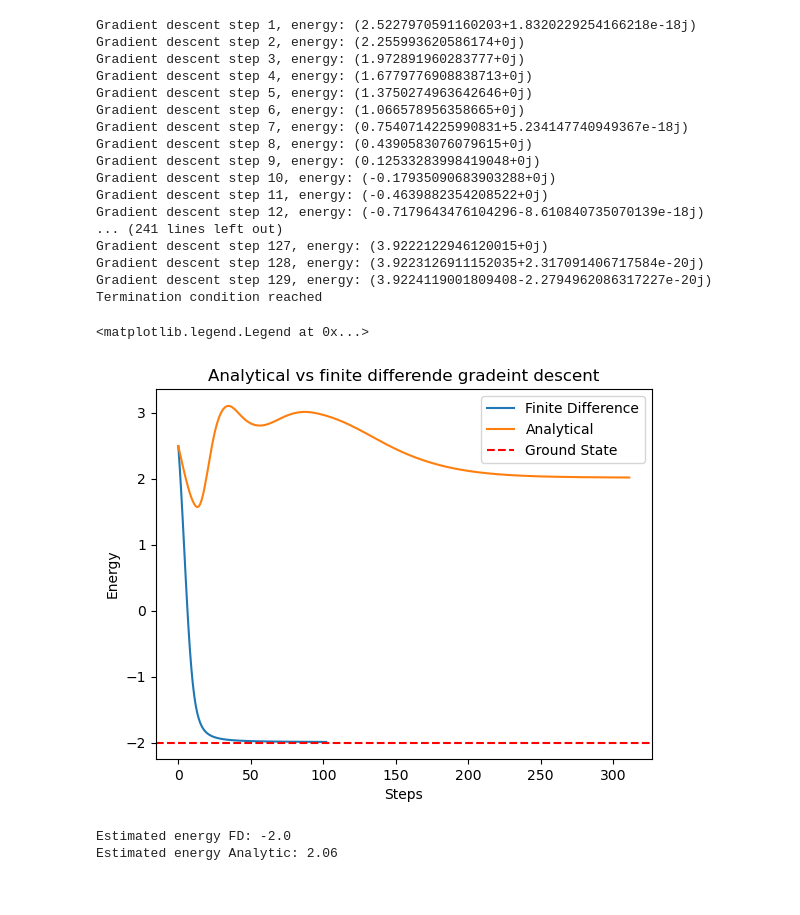
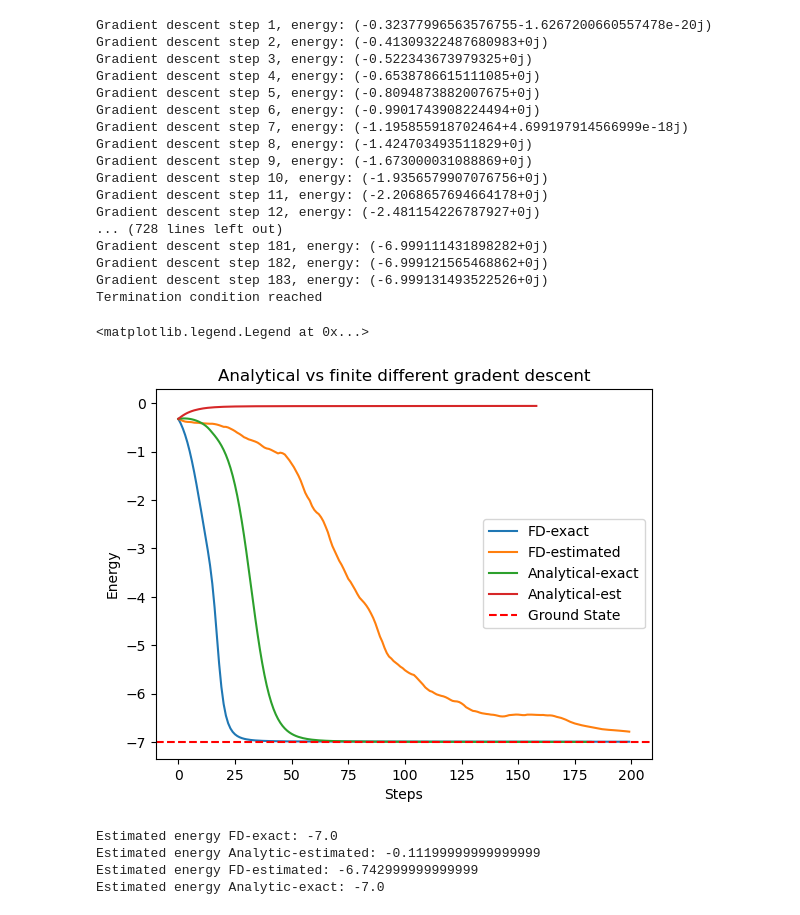
Before and after one commit to Overskott/Neural-quantum-states-from-a-computational-perspective, a Jupyter notebook: notebooks/Gradient comparison.ipynb, the cells around one changed output. Cells and saved outputs as stored; diff of their text form; code cells hidden in the pictures.

```diff
--- a/notebooks/Gradient comparison.ipynb
+++ b/notebooks/Gradient comparison.ipynb
@@ -20,25 +20,25 @@ from config_parser import get_config_file
 import matplotlib.pyplot as plt
 %matplotlib inline
 # %%
-parameters = get_config_file()['parameters']
-visible_layer_size = parameters['visible_size']  # Number of qubits
-hidden_layer_size = parameters['hidden_size']  # Number of hidden nodes
+visible_layer_size = 2
+hidden_layer_size = 3
+seed = 44  # Seed for random number generator
+gradient_steps = 200
 # %%
-seed = 44  # Seed for random number generator
 np.random.seed(seed)
 
 b = utils.random_complex_array(visible_layer_size)  # Visible layer bias
 c = utils.random_complex_array(hidden_layer_size)  # Hidden layer bias
 W = utils.random_complex_matrix(visible_layer_size, hidden_layer_size)  # Visible - hidden weights
 #H = random_hamiltonian(2**visible_layer_size)  # Hamiltonian
-
-#H =np.array([[-2, 0, 0, 0], [0, 0, 0, 0], [0, 0, 0, 0], [0, 0, 0, 2]])
-H = np.diag([-2, 0, 2, 4])  # Hamiltonian
+H = np.diag([-2, 0, 2, -7])  # Hamiltonian
 # %%
 walker = mcmc.Walker()
 rbm = RBM(visible_bias=b, hidden_bias=c, weights=W)  # Initializing RBM currently with random configuration and parameters
 model_1 = Model(rbm, walker, H)  # Initializing model with RBM and Hamiltonian
 model_2 = copy.deepcopy(model_1)  # Cloning model to have two copies to train on
+model_3 = copy.deepcopy(model_1)
+model_4 = copy.deepcopy(model_1)
 # %%
 print(f"Estimated energy before training: {model_1.estimate_energy()}")
 print(f"Exact energy (target): {min(np.linalg.eigvalsh(H))}")
@@ -48,39 +48,47 @@ Exact energy (target): -2.0
 # %%
 # Training models
-fd_plot_list = model_1.gradient_descent('finite_difference')
-analytic_plot_list = model_2.gradient_descent('analytical')
+fd_plot_exact_list = model_1.gradient_descent(gradient_method='finite_difference', exact_dist=True, n_steps=gradient_steps)
+analytic_plot_est_list = model_2.gradient_descent(gradient_method='analytical', exact_dist=False, n_steps=gradient_steps)
+fd_plot_est_list = model_3.gradient_descent(gradient_method='finite_difference', exact_dist=False, n_steps=gradient_steps)
+analytic_plot_exact_list = model_4.gradient_descent(gradient_method='analytical', exact_dist=True, n_steps=gradient_steps)
 # %% [output]
-Gradient descent step 1, energy: (2.5227970591160203+1.8320229254166218e-18j)
-Gradient descent step 2, energy: (2.255993620586174+0j)
-Gradient descent step 3, energy: (1.972891960283777+0j)
-Gradient descent step 4, energy: (1.6779776908838713+0j)
-Gradient descent step 5, energy: (1.3750274963642646+0j)
-Gradient descent step 6, energy: (1.066578956358665+0j)
-Gradient descent step 7, energy: (0.7540714225990831+5.234147740949367e-18j)
-Gradient descent step 8, energy: (0.4390583076079615+0j)
-Gradient descent step 9, energy: (0.12533283998419048+0j)
-Gradient descent step 10, energy: (-0.17935090683903288+0j)
-Gradient descent step 11, energy: (-0.4639882354208522+0j)
-Gradient descent step 12, energy: (-0.7179643476104296-8.610840735070139e-18j)
-... (241 lines left out)
-Gradient descent step 127, energy: (3.9222122946120015+0j)
-Gradient descent step 128, energy: (3.9223126911152035+2.317091406717584e-20j)
-Gradient descent step 129, energy: (3.9224119001809408-2.2794962086317227e-20j)
+Gradient descent step 1, energy: (-0.32377996563576755-1.6267200660557478e-20j)
+Gradient descent step 2, energy: (-0.41309322487680983+0j)
+Gradient descent step 3, energy: (-0.522343673979325+0j)
+Gradient descent step 4, energy: (-0.6538786615111085+0j)
+Gradient descent step 5, energy: (-0.8094873882007675+0j)
+Gradient descent step 6, energy: (-0.9901743908224494+0j)
+Gradient descent step 7, energy: (-1.195855918702464+4.699197914566999e-18j)
+Gradient descent step 8, energy: (-1.424703493511829+0j)
+Gradient descent step 9, energy: (-1.673000031088869+0j)
+Gradient descent step 10, energy: (-1.9356579907076756+0j)
+Gradient descent step 11, energy: (-2.2068657694664178+0j)
+Gradient descent step 12, energy: (-2.481154226787927+0j)
+... (728 lines left out)
+Gradient descent step 181, energy: (-6.999111431898282+0j)
+Gradient descent step 182, energy: (-6.999121565468862+0j)
+Gradient descent step 183, energy: (-6.999131493522526+0j)
 Termination condition reached
 # %%
-plt.plot(np.real(fd_plot_list), label='Finite Difference')
-plt.plot(np.real(analytic_plot_list), label='Analytical')
+plt.plot(np.real(fd_plot_exact_list), label='FD-exact')
+plt.plot(np.real(fd_plot_est_list), label='FD-estimated')
+plt.plot(np.real(analytic_plot_exact_list), label='Analytical-exact')
+plt.plot(np.real(analytic_plot_est_list), label='Analytical-est')
 plt.axhline(y=min(np.linalg.eigvalsh(H)), color='red', linestyle='--', label='Ground State')
-plt.title('Analytical vs finite differende gradeint descent')
+plt.title('Analytical vs finite different gradent descent')
 plt.xlabel('Steps')
 plt.ylabel('Energy')
 plt.legend()
 # %% [output]
 <matplotlib.legend.Legend at 0x...>
-[figure, old version]
+[figure, new version]
 # %%
-print(f"Estimated energy FD: {model_1.estimate_energy()}")
-print(f"Estimated energy Analytic: {model_2.estimate_energy()}")
+print(f"Estimated energy FD-exact: {model_1.estimate_energy()}")
+print(f"Estimated energy Analytic-estimated: {model_2.estimate_energy()}")
+print(f"Estimated energy FD-estimated: {model_3.estimate_energy()}")
+print(f"Estimated energy Analytic-exact: {model_4.estimate_energy()}")
 # %% [output]
-Estimated energy FD: -2.0
-Estimated energy Analytic: 2.06
+Estimated energy FD-exact: -7.0
+Estimated energy Analytic-estimated: -0.11199999999999999
+Estimated energy FD-estimated: -6.742999999999999
+Estimated energy Analytic-exact: -7.0
```
Also changed, not shown: parts of 1 cell of this notebook, 3 other files.
